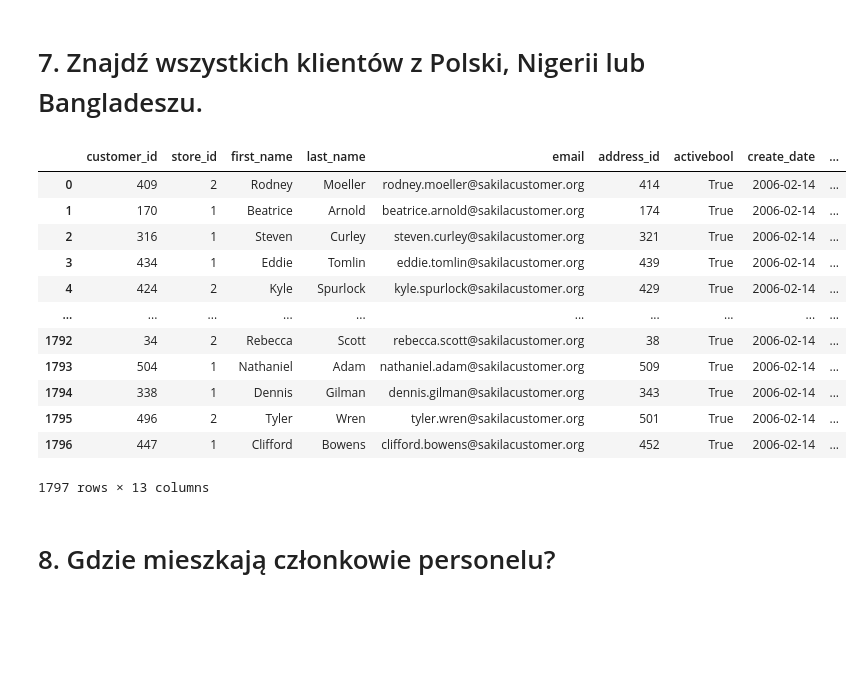
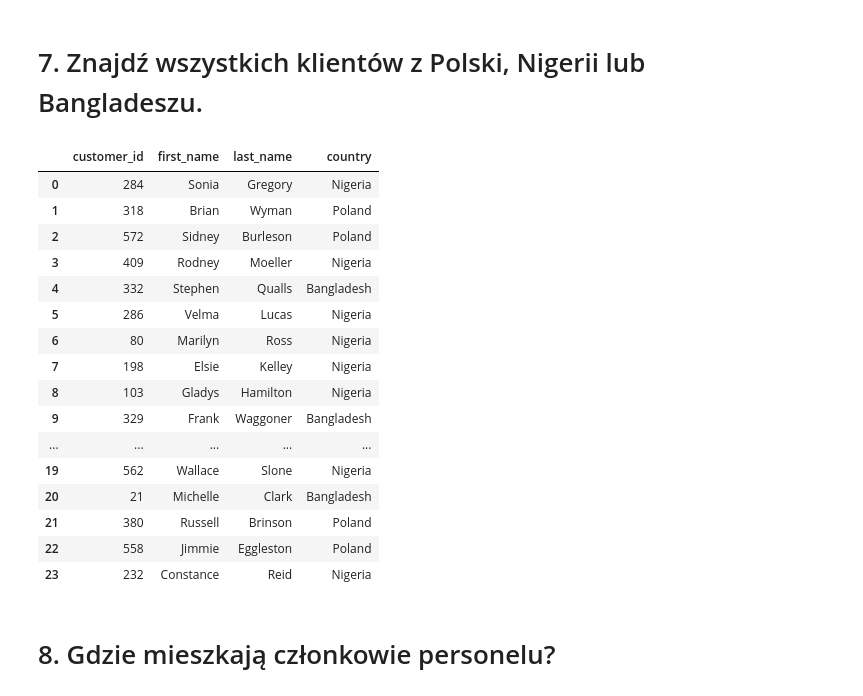
Before and after one commit to wozniakos10/AiBD_Dawid_Wozniak, a Jupyter notebook: Lab_2/L2_Dawid_Wozniak.ipynb, the cells around one changed output. Cells and saved outputs as stored; diff of their text form; code cells hidden in the pictures; blank space fills up the shorter version.

```diff
--- a/Lab_2/L2_Dawid_Wozniak.ipynb
+++ b/Lab_2/L2_Dawid_Wozniak.ipynb
@@ -125,20 +127,33 @@ Name: 0, dtype: object
 # %% [markdown]
 # 7. Znajdź wszystkich klientów z Polski, Nigerii lub Bangladeszu.
 # %%
-pd.read_sql("select distinct * from customer,country where country in ('Nigeria','Poland','Bangladesh') ",con=connection_sqlalchemy)
+pd.read_sql("""
+
+      SELECT customer.customer_id, customer.first_name, customer.last_name, country.country
+      FROM customer
+      INNER JOIN address ON customer.address_id=address.address_id
+      INNER JOIN city ON address.city_id=city.city_id
+      INNER JOIN country ON city.country_id=country.country_id
+      WHERE country.country in ('Poland', 'Nigeria', 'Bangladesh')
+
+        """,con=connection_sqlalchemy)
 # %% [output]
-|  | customer_id | store_id | first_name | last_name | email | address_id | activebool | create_date | ... |
-| 0 | 409 | 2 | Rodney | Moeller | rodney.moeller@sakilacustomer.org | 414 | True | 2006-02-14 | ... |
-| 1 | 170 | 1 | Beatrice | Arnold | beatrice.arnold@sakilacustomer.org | 174 | True | 2006-02-14 | ... |
-| 2 | 316 | 1 | Steven | Curley | steven.curley@sakilacustomer.org | 321 | True | 2006-02-14 | ... |
-| 3 | 434 | 1 | Eddie | Tomlin | eddie.tomlin@sakilacustomer.org | 439 | True | 2006-02-14 | ... |
-| 4 | 424 | 2 | Kyle | Spurlock | kyle.spurlock@sakilacustomer.org | 429 | True | 2006-02-14 | ... |
-| ... | ... | ... | ... | ... | ... | ... | ... | ... | ... |
-| 1792 | 34 | 2 | Rebecca | Scott | rebecca.scott@sakilacustomer.org | 38 | True | 2006-02-14 | ... |
-| 1793 | 504 | 1 | Nathaniel | Adam | nathaniel.adam@sakilacustomer.org | 509 | True | 2006-02-14 | ... |
-| 1794 | 338 | 1 | Dennis | Gilman | dennis.gilman@sakilacustomer.org | 343 | True | 2006-02-14 | ... |
-| 1795 | 496 | 2 | Tyler | Wren | tyler.wren@sakilacustomer.org | 501 | True | 2006-02-14 | ... |
-| 1796 | 447 | 1 | Clifford | Bowens | clifford.bowens@sakilacustomer.org | 452 | True | 2006-02-14 | ... |
+|  | customer_id | first_name | last_name | country |
+| 0 | 284 | Sonia | Gregory | Nigeria |
+| 1 | 318 | Brian | Wyman | Poland |
+| 2 | 572 | Sidney | Burleson | Poland |
+| 3 | 409 | Rodney | Moeller | Nigeria |
+| 4 | 332 | Stephen | Qualls | Bangladesh |
+| 5 | 286 | Velma | Lucas | Nigeria |
+| 6 | 80 | Marilyn | Ross | Nigeria |
+| 7 | 198 | Elsie | Kelley | Nigeria |
+| 8 | 103 | Gladys | Hamilton | Nigeria |
+| 9 | 329 | Frank | Waggoner | Bangladesh |
+| ... | ... | ... | ... | ... |
+| 19 | 562 | Wallace | Slone | Nigeria |
+| 20 | 21 | Michelle | Clark | Bangladesh |
+| 21 | 380 | Russell | Brinson | Poland |
+| 22 | 558 | Jimmie | Eggleston | Poland |
+| 23 | 232 | Constance | Reid | Nigeria |
-1797 rows × 13 columns
 # %% [markdown]
 # 8. Gdzie mieszkają członkowie personelu?
```
Also changed, not shown: parts of 14 cells of this notebook.
